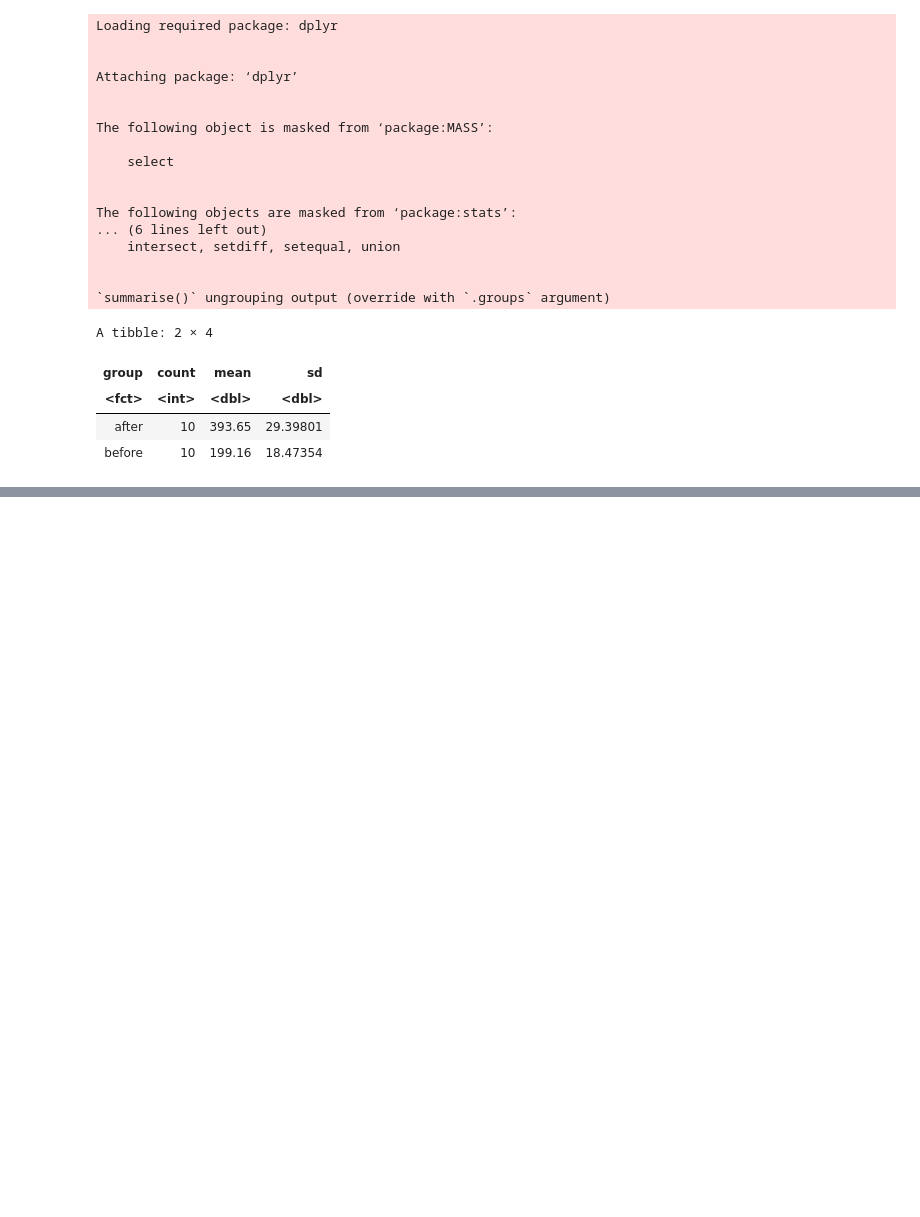
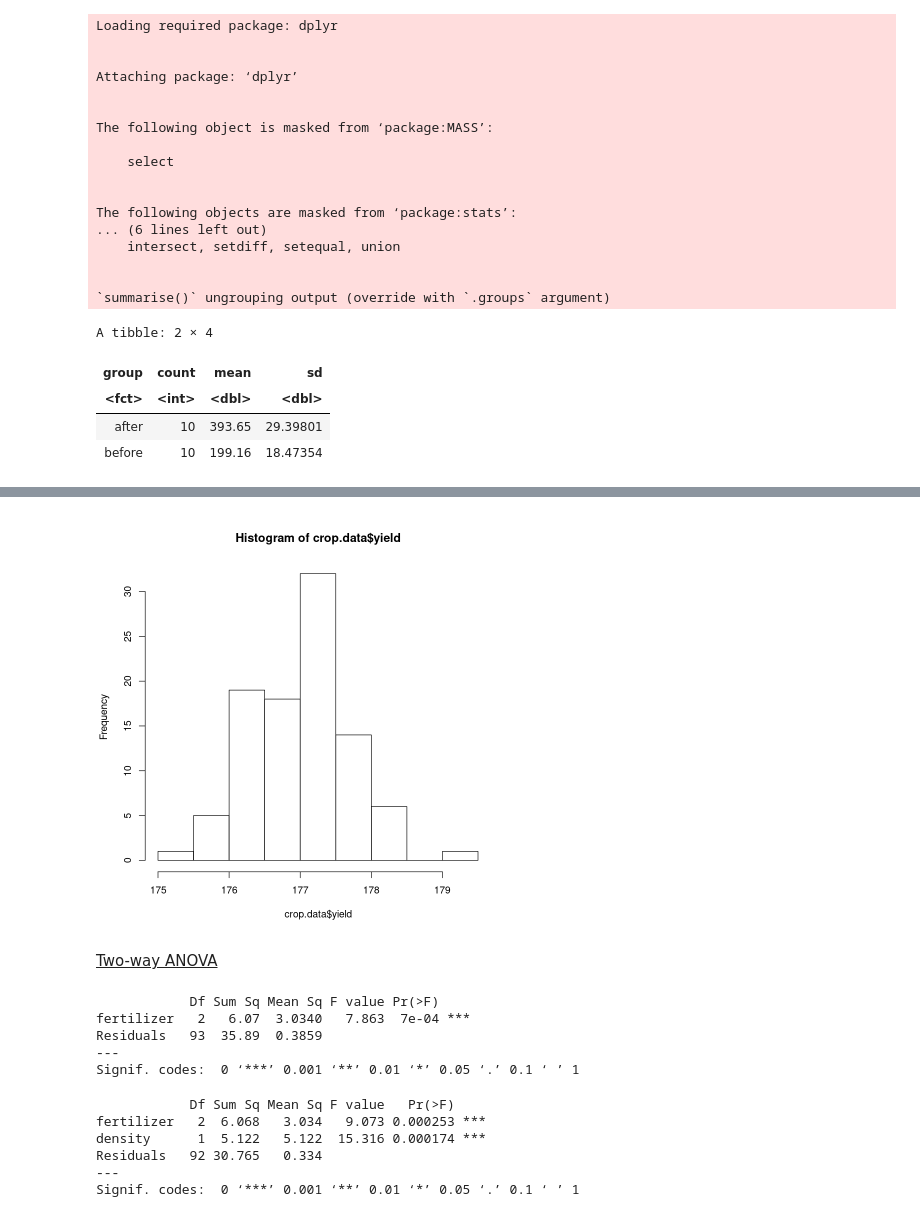
Before and after one commit to JeremyMcCormick/notebooks, a Jupyter notebook: R/StatisticsCompetencies.ipynb, the cells around one changed output, grey strips where cells are left out. Cells and saved outputs as stored; diff of their text form; code cells hidden in the pictures; blank space fills up the shorter version.

```diff
--- a/R/StatisticsCompetencies.ipynb
+++ b/R/StatisticsCompetencies.ipynb
@@ -1273,0 +1560,2 @@ A tibble: 2 × 4
+# %%
+crop.data <- read.csv("data/crop.data.csv", header=TRUE, colClass=c("factor", "factor", "factor", "numeric"))
@@ -1273,0 +1592,25 @@ A tibble: 2 × 4
+# %%
+hist(crop.data$yield)
+# %% [output]
+[figure, added]
+# %% [markdown]
+<u>Two-way ANOVA</u>
+# %%
+one.way <- aov(yield ~ fertilizer, data=crop.data)
+summary(one.way)
+# %% [output]
+            Df Sum Sq Mean Sq F value Pr(>F)
+fertilizer   2   6.07  3.0340   7.863  7e-04 ***
+Residuals   93  35.89  0.3859
+---
+Signif. codes:  0 ‘***’ 0.001 ‘**’ 0.01 ‘*’ 0.05 ‘.’ 0.1 ‘ ’ 1
+# %%
+two.way <- aov(yield ~ fertilizer + density, data = crop.data)
+summary(two.way)
+# %% [output]
+            Df Sum Sq Mean Sq F value   Pr(>F)
+fertilizer   2  6.068   3.034   9.073 0.000253 ***
+density      1  5.122   5.122  15.316 0.000174 ***
+Residuals   92 30.765   0.334
+---
+Signif. codes:  0 ‘***’ 0.001 ‘**’ 0.01 ‘*’ 0.05 ‘.’ 0.1 ‘ ’ 1
```
Also changed, not shown: parts of 30 cells of this notebook.
